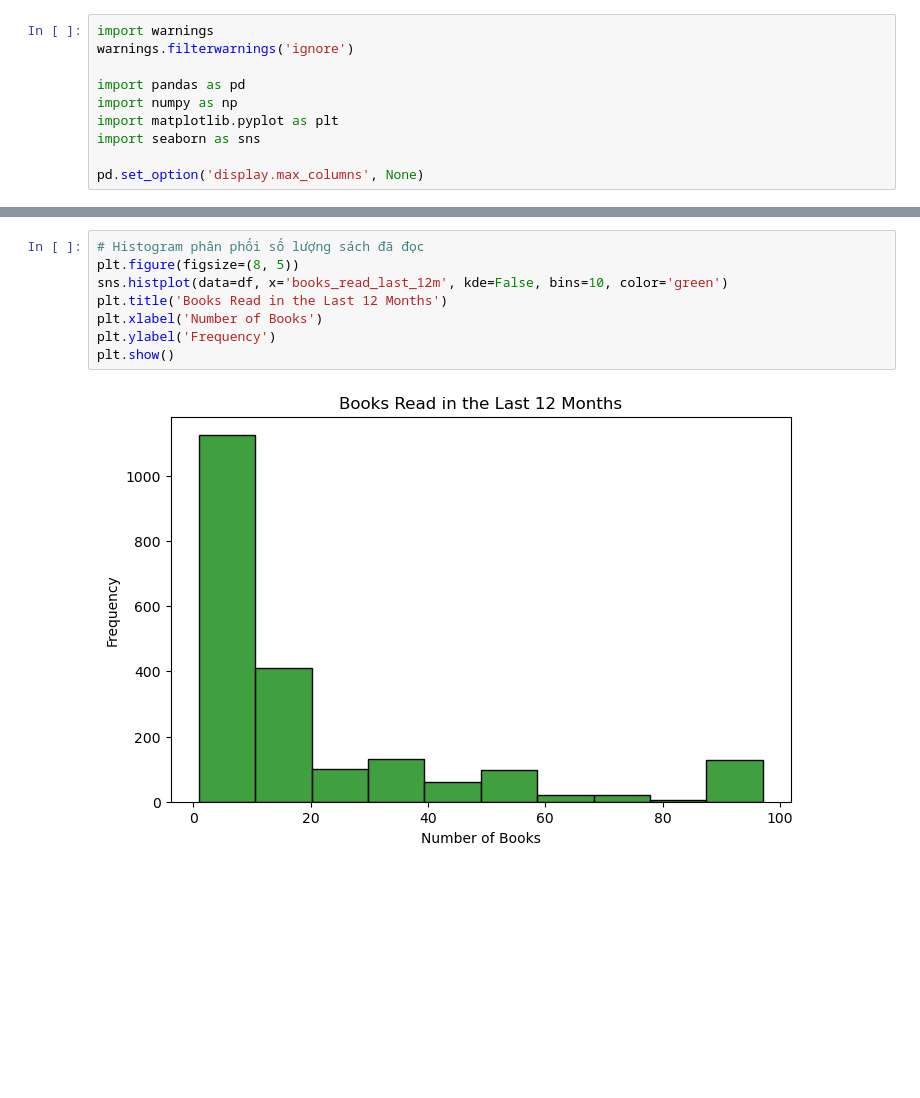
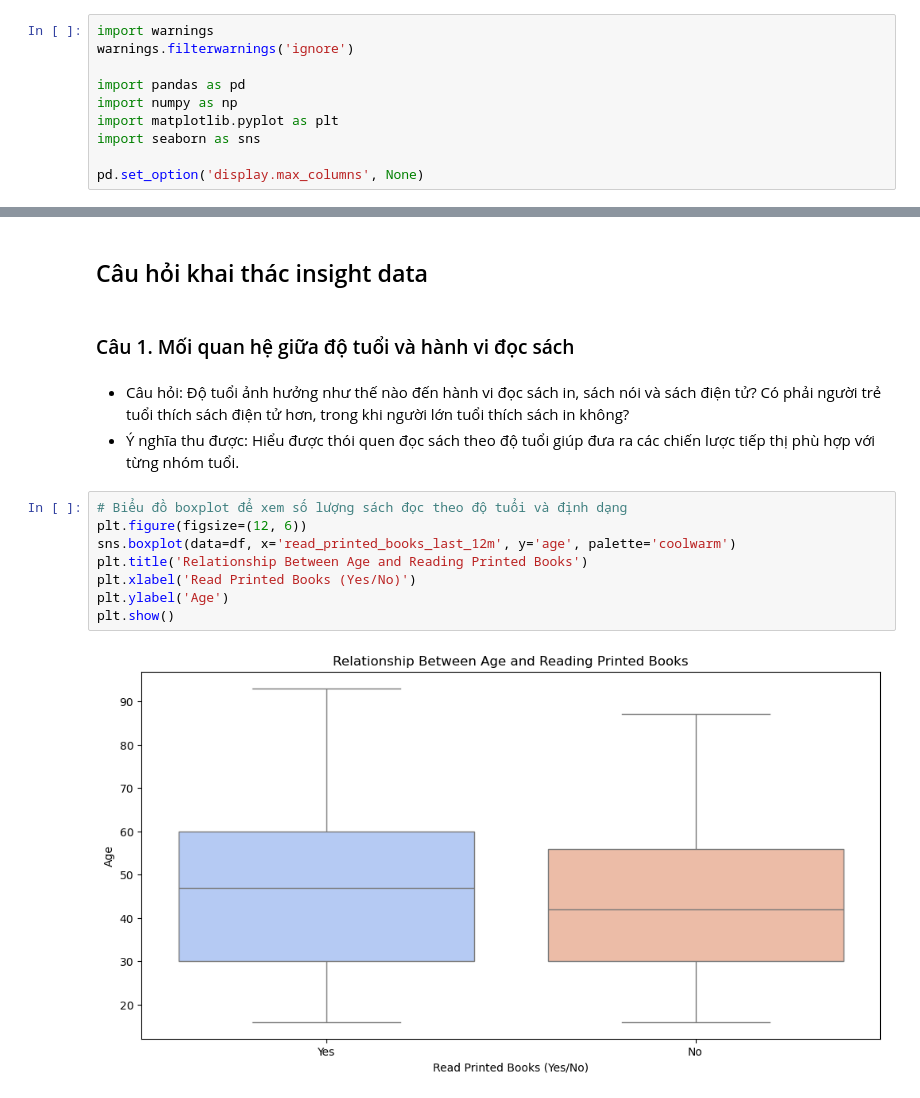
Before and after one commit to neyngnn/LTKHDL, a Jupyter notebook: notebook/Eda.ipynb, the cells around one changed output, grey strips where cells are left out. Saved outputs shown, nothing was run; the diff lists cells and outputs as text; blank space fills up the shorter version.

```diff
--- a/notebook/Eda.ipynb
+++ b/notebook/Eda.ipynb
@@ -57,10 +21,17 @@ plt.show()
+# %% [markdown]
+## Câu hỏi khai thác insight data
+# %% [markdown]
+### Câu 1. Mối quan hệ giữa độ tuổi và hành vi đọc sách
+# %% [markdown]
+* Câu hỏi: Độ tuổi ảnh hưởng như thế nào đến hành vi đọc sách in, sách nói và sách điện tử? Có phải người trẻ tuổi thích sách điện tử hơn, trong khi người lớn tuổi thích sách in không?
+* Ý nghĩa thu được: Hiểu được thói quen đọc sách theo độ tuổi giúp đưa ra các chiến lược tiếp thị phù hợp với từng nhóm tuổi.
 # %%
-# Histogram phân phối số lượng sách đã đọc
-plt.figure(figsize=(8, 5))
-sns.histplot(data=df, x='books_read_last_12m', kde=False, bins=10, color='green')
-plt.title('Books Read in the Last 12 Months')
-plt.xlabel('Number of Books')
-plt.ylabel('Frequency')
+# Biểu đồ boxplot để xem số lượng sách đọc theo độ tuổi và định dạng
+plt.figure(figsize=(12, 6))
+sns.boxplot(data=df, x='read_printed_books_last_12m', y='age', palette='coolwarm')
+plt.title('Relationship Between Age and Reading Printed Books')
+plt.xlabel('Read Printed Books (Yes/No)')
+plt.ylabel('Age')
 plt.show()
 # %% [output]
-[figure, old version]
+[figure, new version]
```
Also changed, not shown: parts of 3 cells of this notebook.
